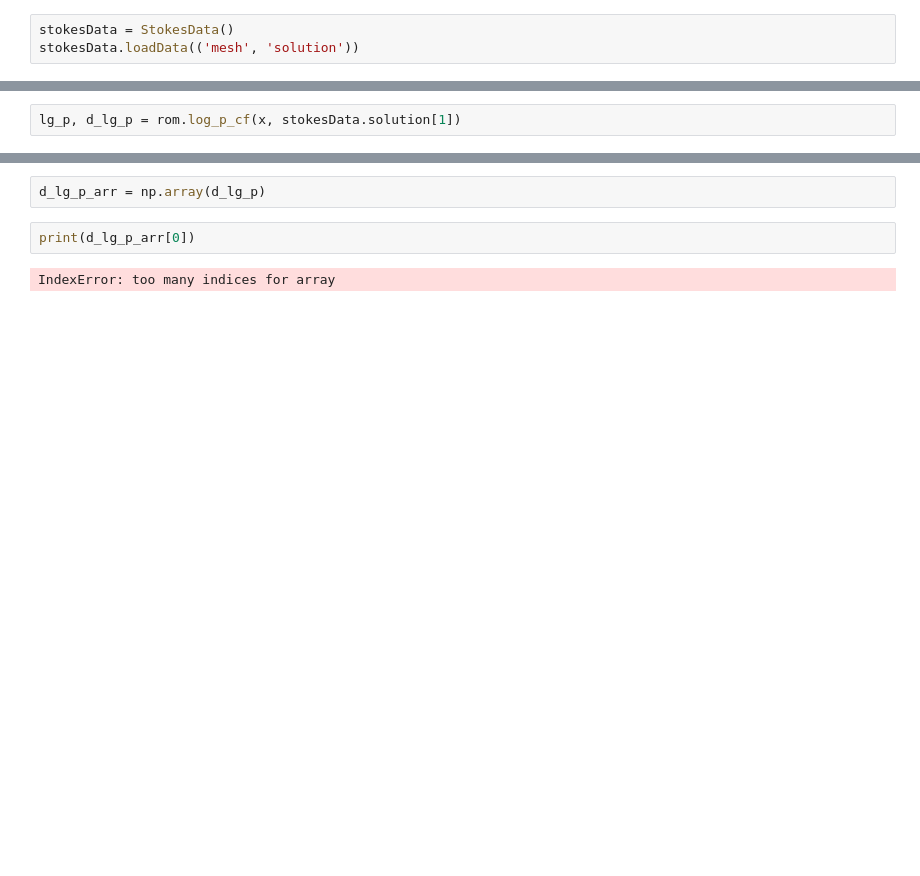
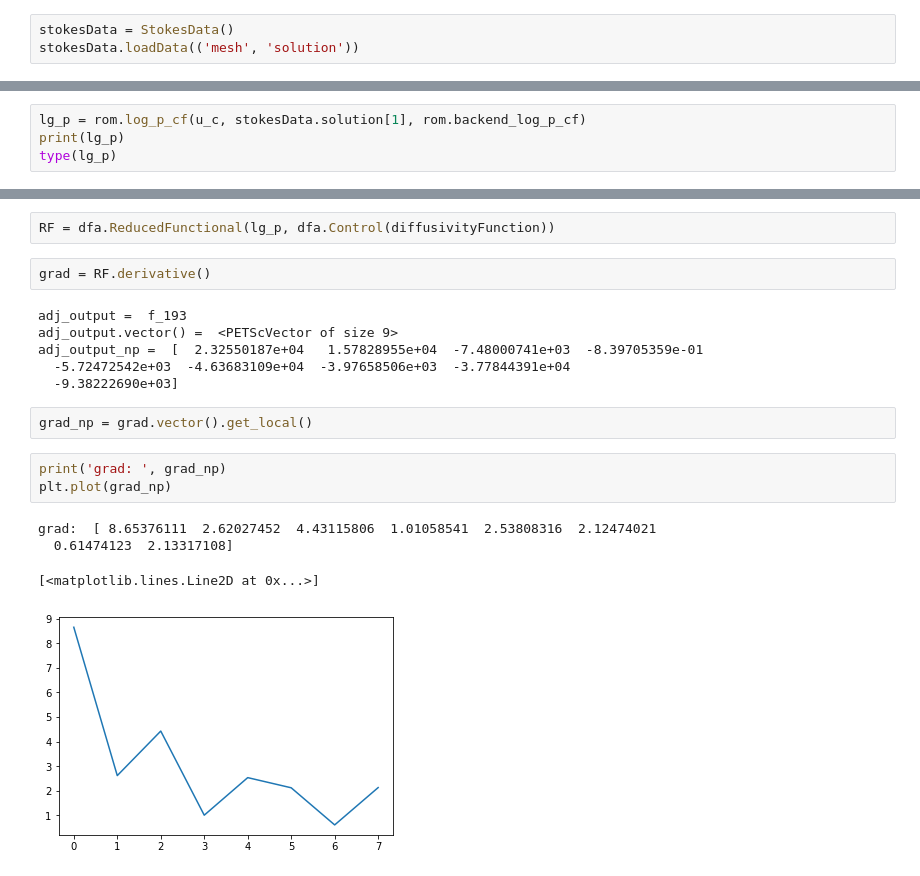
Before and after one commit to congri/stokesROM, a Jupyter notebook: pyadjoint_stokes.ipynb, the cells around one changed output, grey strips where cells are left out. Saved outputs shown, nothing was run; the diff lists cells and outputs as text; blank space fills up the shorter version.

```diff
--- a/pyadjoint_stokes.ipynb
+++ b/pyadjoint_stokes.ipynb
@@ -324,2 +487,4 @@ x = np.random.normal(1.0, 1.0, rom.coarseSolver.diffusivityFunctionSpace.dim())
 # %%
-lg_p, d_lg_p = rom.log_p_cf(x, stokesData.solution[1])
+lg_p = rom.log_p_cf(u_c, stokesData.solution[1], rom.backend_log_p_cf)
+print(lg_p)
+type(lg_p)
@@ -330,6 +501,20 @@ f_78
-# %%
-d_lg_p_arr = np.array(d_lg_p)
-# %%
-print(d_lg_p_arr[0])
-# %% [output]
-IndexError: too many indices for array
+# %%
+RF = dfa.ReducedFunctional(lg_p, dfa.Control(diffusivityFunction))
+# %%
+grad = RF.derivative()
+# %% [output]
+adj_output =  f_193
+adj_output.vector() =  <PETScVector of size 9>
+adj_output_np =  [  2.32550187e+04   1.57828955e+04  -7.48000741e+03  -8.39705359e-01
+  -5.72472542e+03  -4.63683109e+04  -3.97658506e+03  -3.77844391e+04
+  -9.38222690e+03]
+# %%
+grad_np = grad.vector().get_local()
+# %%
+print('grad: ', grad_np)
+plt.plot(grad_np)
+# %% [output]
+grad:  [ 8.65376111  2.62027452  4.43115806  1.01058541  2.53808316  2.12474021
+  0.61474123  2.13317108]
+[<matplotlib.lines.Line2D at 0x...>]
+[figure, added]
```
Also changed, not shown: parts of 11 cells of this notebook, 5 other files.
